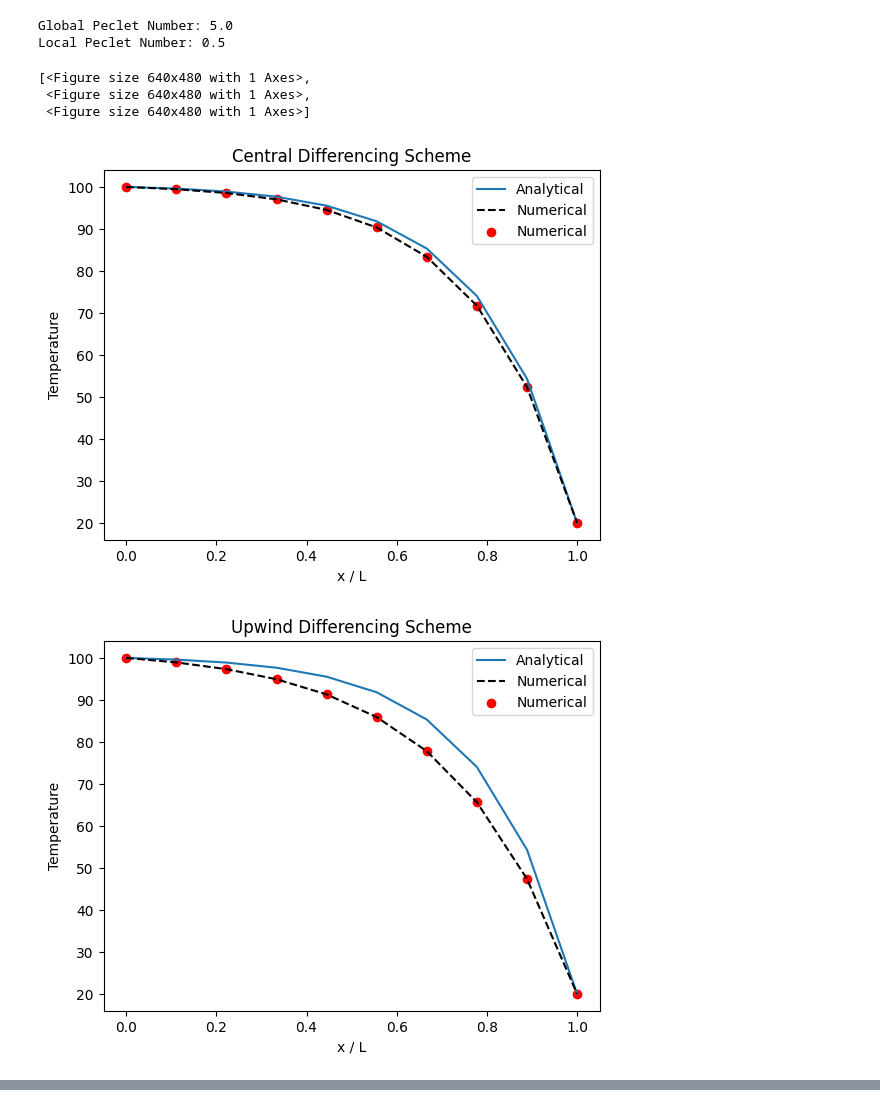
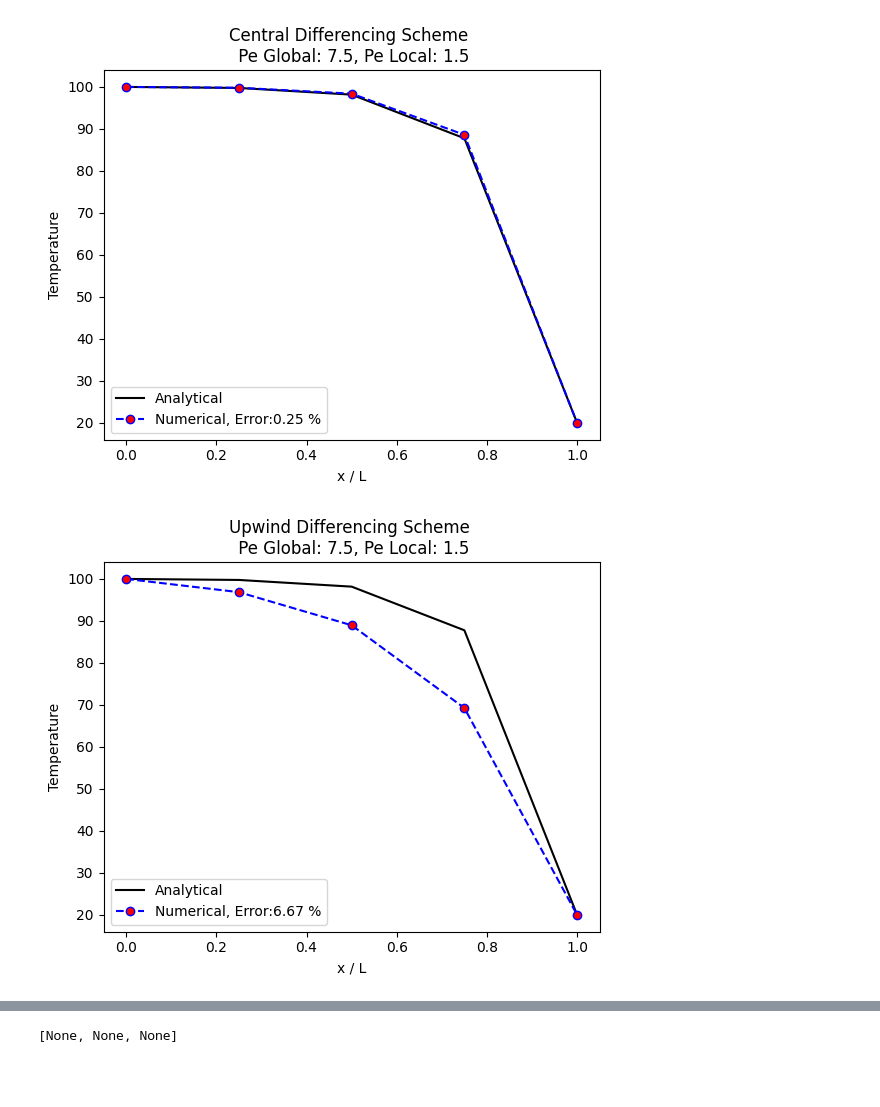
Before and after one commit to abirizky998/CFD_Course_Imperial, a Jupyter notebook: Coursework 1/dev_code.ipynb, the cells around one changed output, grey strips where cells are left out. Cells and saved outputs as stored; diff of their text form; code cells hidden in the pictures; blank space fills up the shorter version.

Commit message:
Updated to include error calculations and inputting that value into the plots

```diff
--- a/Coursework 1/dev_code.ipynb
+++ b/Coursework 1/dev_code.ipynb
@@ -27,18 +27,23 @@ def tdma(N, a, b, c, d, T):
 def analytical(grid, L, Pe):
     return 100 + ((np.exp(grid * Pe / L) - 1) / (np.exp(Pe) - 1) * (20-100))
 
-def plotting(grid, scheme_results, analytical_results, title):
+def error_calc(grid, analytical_value, numerical_value):
+    E = 100 * round((sum(abs((numerical_value - analytical_value)/analytical_value)) / grid),4)
+    return f'{E} %'
+
+def plotting(grid, scheme_results, analytical_results, title, error_value, Pe_G, Pe_L):
     fig, ax = plt.subplots()
-    ax.plot(grid, analytical_results, label='Analytical')
-    ax.plot(grid, scheme_results, label='Numerical', c='black', linestyle='--')
-    ax.scatter(grid, scheme_results, label='Numerical', c='red')
+    ax.plot(grid, analytical_results, label=f'Analytical', c='black')
+    ax.plot(grid, scheme_results, label=f'Numerical, Error:{error_value}',
+            c='blue', ls='--', marker='o', mfc='red')
+    # ax.scatter(grid, scheme_results, c='red')
 
-    ax.set_title(title)
+    ax.set_title(f"{title} \n Pe Global: {Pe_G}, Pe Local: {Pe_L}")
     ax.set_xlabel('x / L')
     ax.set_ylabel('Temperature')
     ax.legend()
 
-    return fig
+    return plt.show()
 # %%
 # a is current, b is upstream, c is downstream, d is source
 def cds(N, gamma, dx, rho, u, temp):
@@ -65,7 +70,7 @@ def uds(N, gamma, dx, rho, u, temp):
 
     return tdma(N, a, b, c, d, temp)
 
-def plds(N, gamma, dx, rho, u, temp, Pe):
+def pds(N, gamma, dx, rho, u, temp, Pe):
     a = np.zeros(N)
     b = np.zeros(N)
     c = np.zeros(N)
@@ -79,47 +84,46 @@ def plds(N, gamma, dx, rho, u, temp, Pe):
 # %%
 def solve():
     # Domain setup
     length = 1.0 # m
-    cell_count = 10
+    cell_count = 5
     delta_x = length / cell_count
     x_grid = np.linspace(0, length, cell_count)
 
     # Fluid and Flow Properties setup
-    gamma_T = 0.2 # diffusivity, between 0.1 and 1.0
-    density = 1 # kg/m^3, value between 0.1 and 1.0
+    gamma_T = 0.1 # diffusivity, between 0.1 and 1.0
+    density = 1.0 # kg/m^3, value between 0.1 and 1.0
     Temp = np.full(cell_count,20.0) # deg C, T field initialisation
-    vel = 1.0 # m/s
+    vel = 0.75 #m/s
 
     # Equations Setup
-    Pe_global = density * vel * length / gamma_T
-    Pe_local = density * vel * delta_x / gamma_T
-
-    print("Global Peclet Number:", Pe_global)
-    print("Local Peclet Number:", Pe_local)
+    Pe_global = round((density * vel * length / gamma_T),3)
+    Pe_local = round((density * vel * delta_x / gamma_T),3)
 
     T_cds = cds(cell_count, gamma_T, delta_x, density, vel, Temp)
     T_uds = uds(cell_count, gamma_T, delta_x, density, vel, Temp)
-    T_plds = plds(cell_count, gamma_T, delta_x, density, vel, Temp, Pe_local)
+    T_pds = pds(cell_count, gamma_T, delta_x, density, vel, Temp, Pe_local)
     T_analytical = analytical(x_grid, length, Pe_global)
 
-    result_lists = [T_cds, T_uds, T_plds]
+    # Errors
+    Error_cds = error_calc(cell_count, T_analytical, T_cds)
+    Error_uds = error_calc(cell_count, T_analytical, T_uds)
+    Error_pds = error_calc(cell_count, T_analytical, T_pds)
+
+    result_lists = [T_cds, T_uds, T_pds]
     result_names = ["Central Differencing Scheme",
                     "Upwind Differencing Scheme",
                     "Power Law Differencing Scheme",]
+    error_vals = [Error_cds, Error_uds, Error_pds]
+
     figures = []
 
-    for i, j in zip(result_lists, result_names):
-        figure = plotting(x_grid, i, T_analytical, j)
+    for i, j, k in zip(result_lists, result_names, error_vals):
+        figure = plotting(x_grid, i, T_analytical, j, k, Pe_global, Pe_local)
         figures.append(figure)
 
     return figures
 
 solve()
 # %% [output]
-Global Peclet Number: 5.0
-Local Peclet Number: 0.5
-[<Figure size 640x480 with 1 Axes>,
- <Figure size 640x480 with 1 Axes>,
- <Figure size 640x480 with 1 Axes>]
-[figure, old version]
+[figure, new version]
-[figure, old version]
+[figure, new version]
@@ -126,0 +131 @@ Local Peclet Number: 0.5
+[None, None, None]
```
Also changed, not shown: parts of 1 cell of this notebook, 4 other files.
